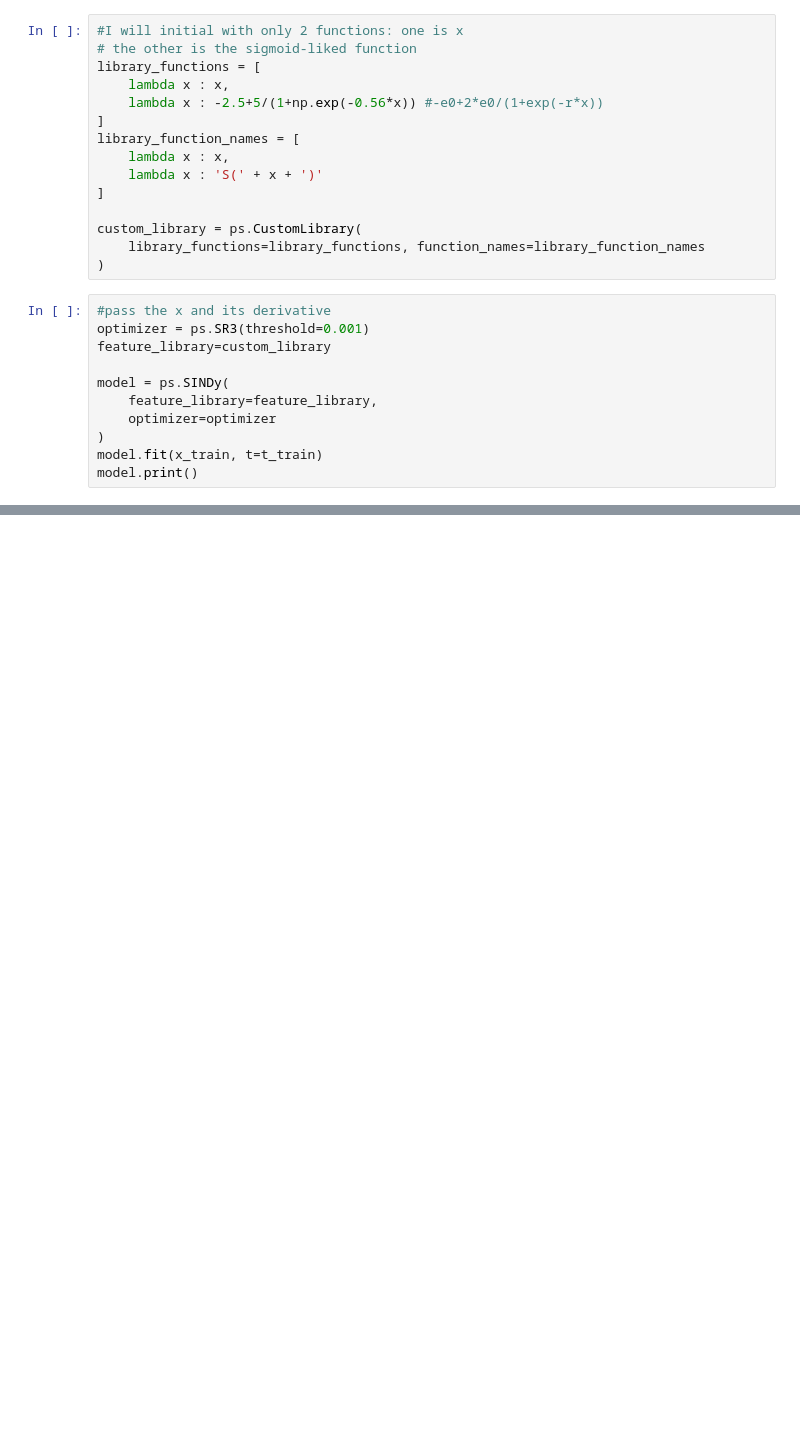
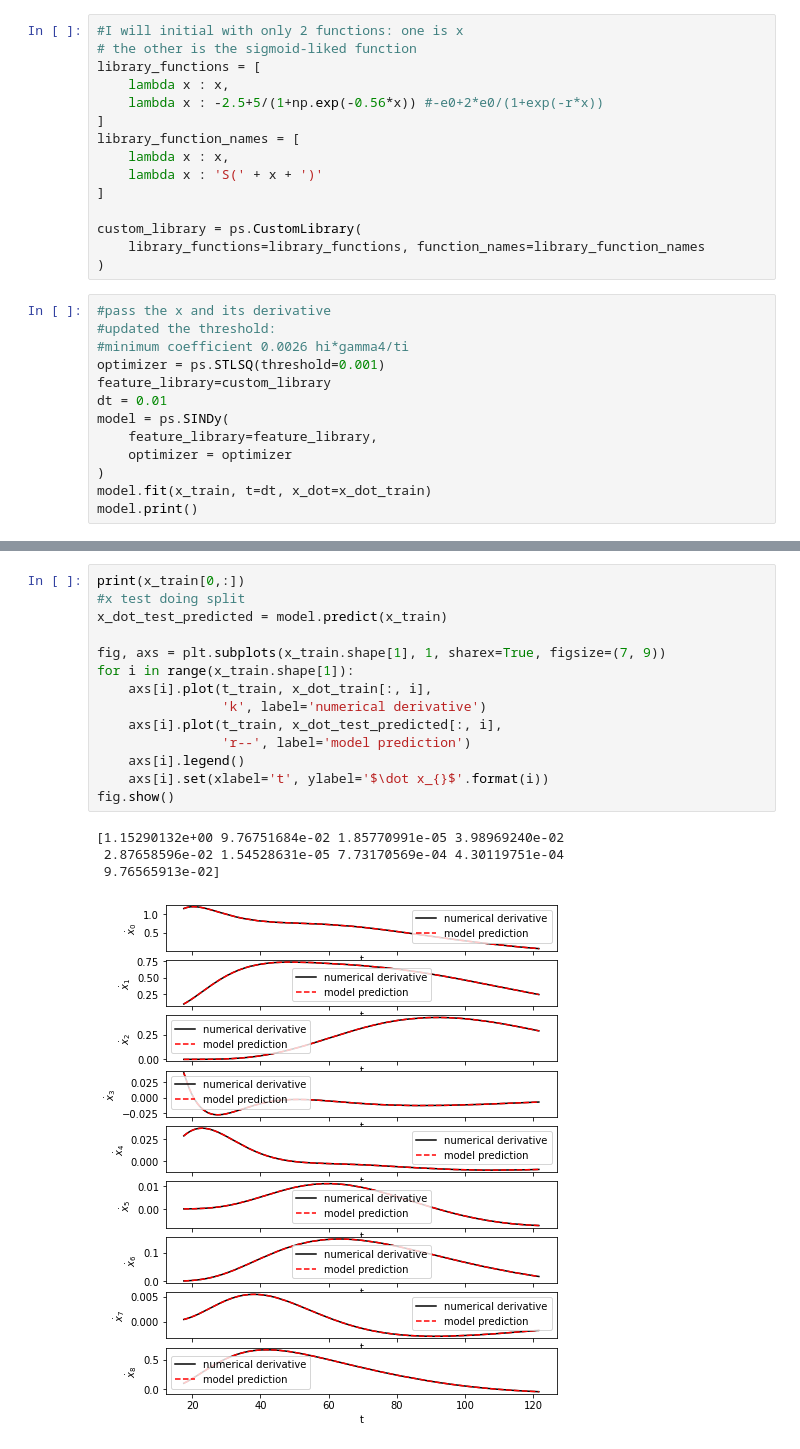
Before and after one commit to yuhangster/nonlinear-brain-mass-model, a Jupyter notebook: data-fit/sindy-fit.ipynb, the cells around one changed output, grey strips where cells are left out. Drawn from its saved outputs; the diff is of its cells as text; blank space fills up the shorter version.

```diff
--- a/data-fit/sindy-fit.ipynb
+++ b/data-fit/sindy-fit.ipynb
@@ -86,13 +89,15 @@ custom_library = ps.CustomLibrary(
 )
 # %%
 #pass the x and its derivative
-optimizer = ps.SR3(threshold=0.001)
+#updated the threshold:
+#minimum coefficient 0.0026 hi*gamma4/ti
+optimizer = ps.STLSQ(threshold=0.001)
 feature_library=custom_library
-
+dt = 0.01
 model = ps.SINDy(
     feature_library=feature_library,
-    optimizer=optimizer
+    optimizer = optimizer
 )
-model.fit(x_train, t=t_train)
+model.fit(x_train, t=dt, x_dot=x_dot_train)
 model.print()
 # %% [output]
@@ -112,2 +117,21 @@ Model score: -1.908585
+# %%
+print(x_train[0,:])
+#x test doing split
+x_dot_test_predicted = model.predict(x_train)
+
+fig, axs = plt.subplots(x_train.shape[1], 1, sharex=True, figsize=(7, 9))
+for i in range(x_train.shape[1]):
+    axs[i].plot(t_train, x_dot_train[:, i],
+                'k', label='numerical derivative')
+    axs[i].plot(t_train, x_dot_test_predicted[:, i],
+                'r--', label='model prediction')
+    axs[i].legend()
+    axs[i].set(xlabel='t', ylabel='$\dot x_{}$'.format(i))
+fig.show()
+# %% [output]
+[1.15290132e+00 9.76751684e-02 1.85770991e-05 3.98969240e-02
+ 2.87658596e-02 1.54528631e-05 7.73170569e-04 4.30119751e-04
+ 9.76565913e-02]
+[figure, added]
 # %%
 #simulate the result
```
Also changed, not shown: parts of 9 cells of this notebook, 7 other files.
